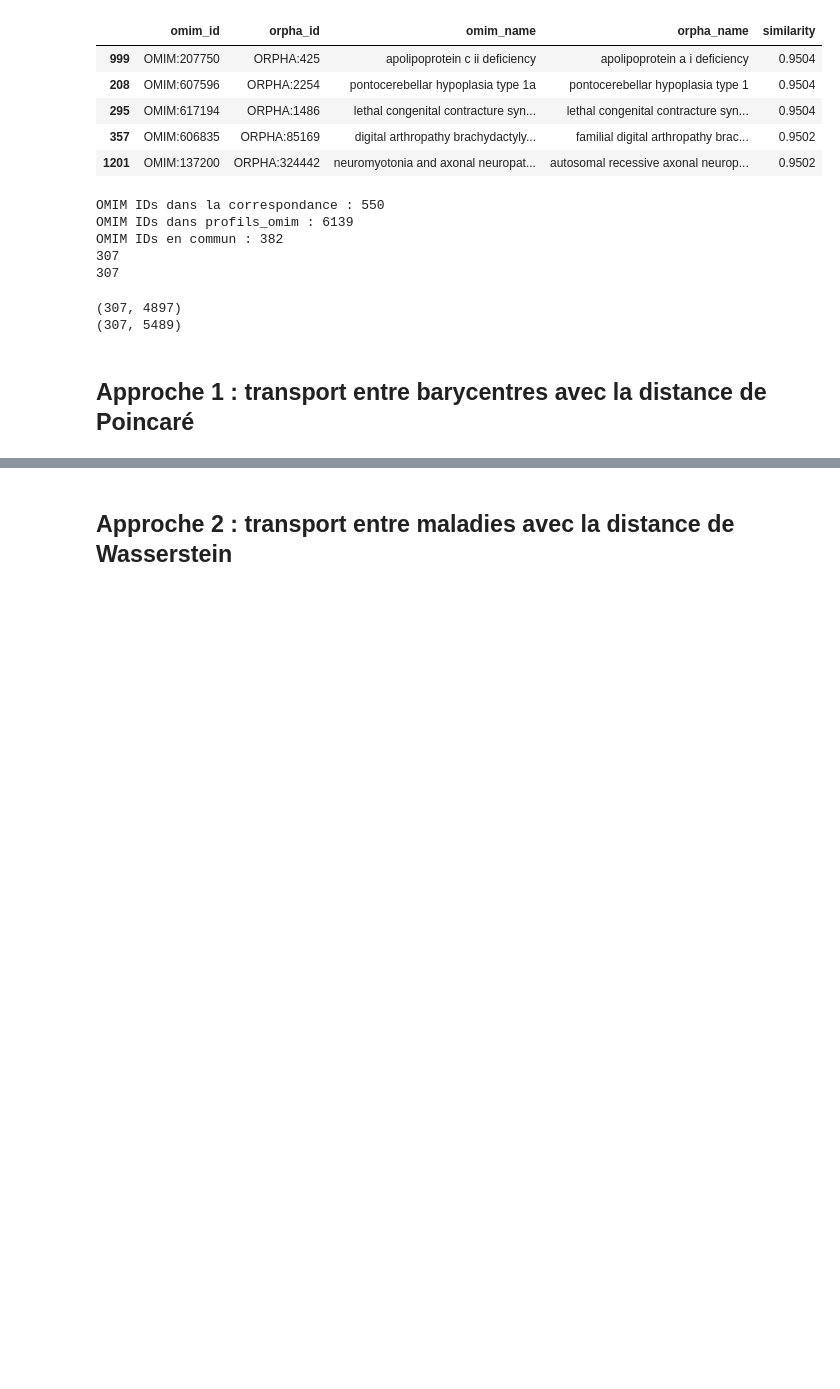
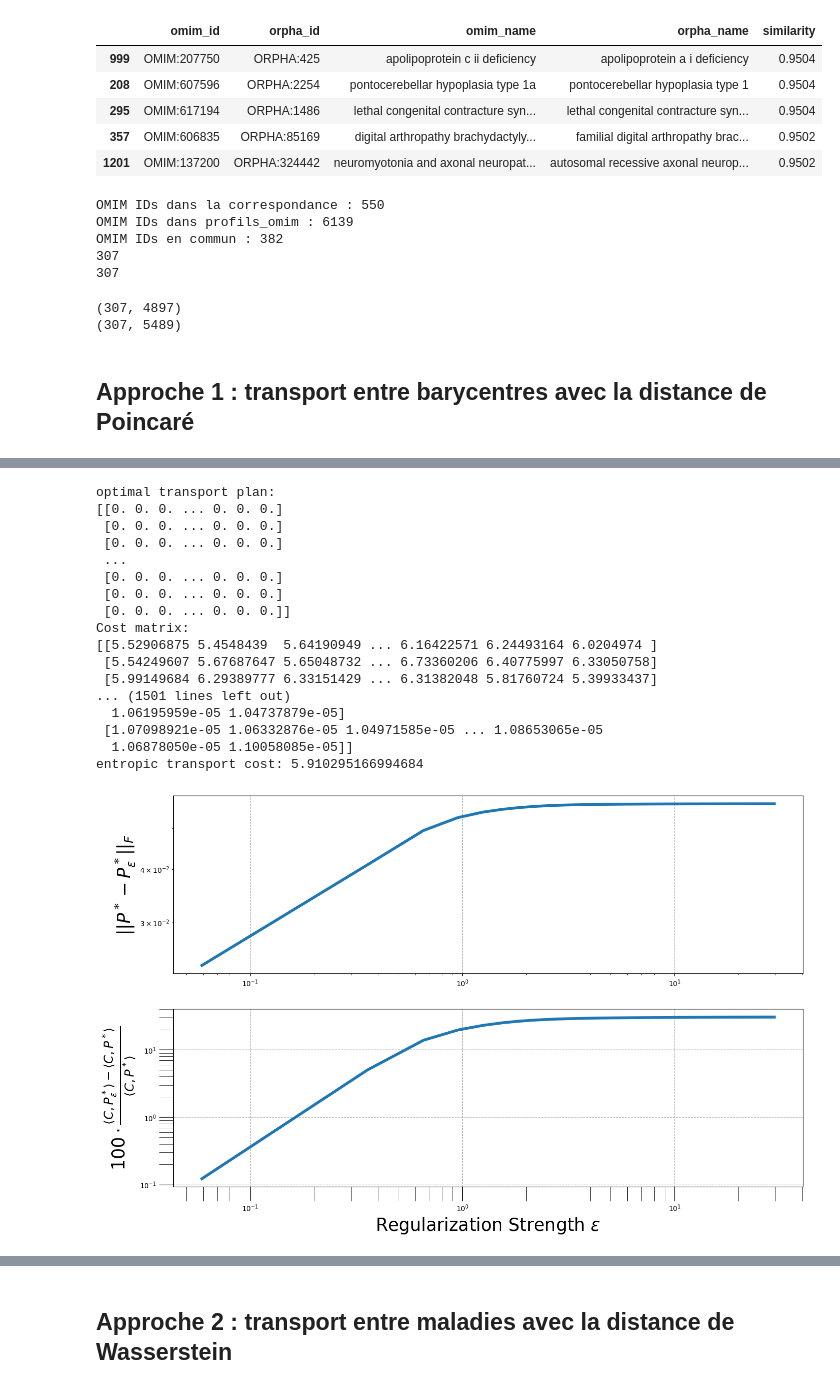
Before and after one commit to averniere/OT_simulation_maladies, a Jupyter notebook: Embeddings/test.ipynb, the cells around one changed output, grey strips where cells are left out. Cells and saved outputs as stored; diff of their text form; code cells hidden in the pictures; blank space fills up the shorter version.

```diff
--- a/Embeddings/test.ipynb
+++ b/Embeddings/test.ipynb
@@ -986,0 +1178,6 @@ b = np.ones(n)/n
+# %%
+epsilon_prime = grid[0]
+epsilon = epsilon_prime * np.mean(costs_test)
+print(epsilon_prime, epsilon)
+optimal_plan_sinkhorn_croissant, optimal_cost_sinkhorn_croissant = compute_transport_sinkhorn(costs_test, None, None, epsilon, 10000, 1e-4, True)
+ranks = evaluate_transport(optimal_plan_sinkhorn_croissant, gt_set)
@@ -986,0 +1202,48 @@ b = np.ones(n)/n
+# %%
+plan_diff = []
+distance_diff = []
+grid = np.linspace(0.01, 5, 100)
+optimal_plan_sinkhorn_weights, optimal_cost_sinkhorn_weights = compute_transport(costs_test_weights, a=None, b=None)
+
+for epsilon_prime in grid:
+  epsilon = epsilon_prime * np.mean(costs_test)
+  optimal_plan_sinkhorn_croissant, optimal_cost_sinkhorn_croissant = compute_transport_sinkhorn(costs_test_weights, None, None, epsilon, 10000, 1e-4, True)
+
+  assert optimal_cost_sinkhorn_croissant != np.nan, (
+      "Optimal cost is nan due to numerical instabilities."
+  )
+  p = norm(optimal_plan_sinkhorn_croissant - optimal_plan_sinkhorn_weights)
+  plan_diff.append(p)
+  dist = 100 * (optimal_cost_sinkhorn_croissant - optimal_cost_sinkhorn_weights)/optimal_cost_sinkhorn_weights
+  distance_diff.append(dist)
+
+
+fig, ax = plt.subplots(2, 1, figsize=(16, 5*2))
+reg_strengths = np.mean(costs_test_weights) * grid
+plot_consistency(
+    ax,
+    reg_strengths,
+    plan_diff,
+    distance_diff
+)
+
+plt.show()
+# %% [output]
+optimal transport plan:
+[[0. 0. 0. ... 0. 0. 0.]
+ [0. 0. 0. ... 0. 0. 0.]
+ [0. 0. 0. ... 0. 0. 0.]
+ ...
+ [0. 0. 0. ... 0. 0. 0.]
+ [0. 0. 0. ... 0. 0. 0.]
+ [0. 0. 0. ... 0. 0. 0.]]
+Cost matrix:
+[[5.52906875 5.4548439  5.64190949 ... 6.16422571 6.24493164 6.0204974 ]
+ [5.54249607 5.67687647 5.65048732 ... 6.73360206 6.40775997 6.33050758]
+ [5.99149684 6.29389777 6.33151429 ... 6.31382048 5.81760724 5.39933437]
+... (1501 lines left out)
+  1.06195959e-05 1.04737879e-05]
+ [1.07098921e-05 1.06332876e-05 1.04971585e-05 ... 1.08653065e-05
+  1.06878050e-05 1.10058085e-05]]
+entropic transport cost: 5.910295166994684
+[figure, added]
```
Also changed, not shown: parts of 14 cells of this notebook.
